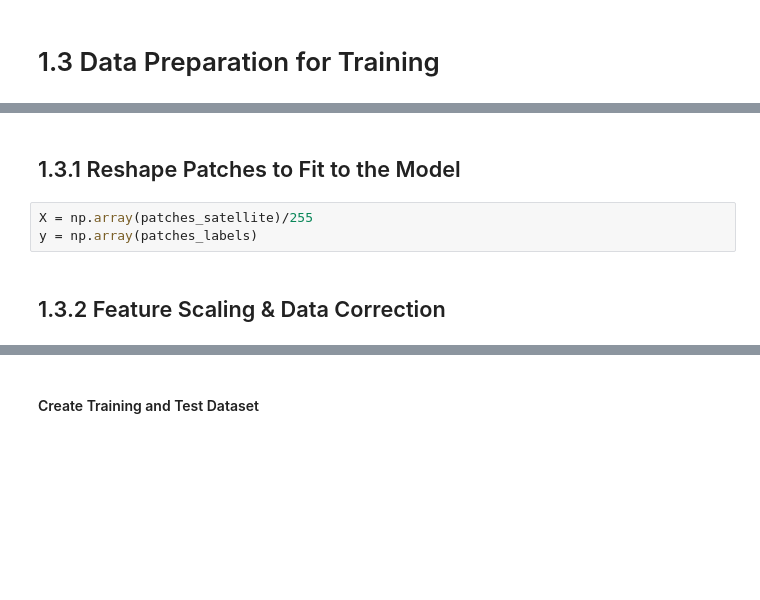
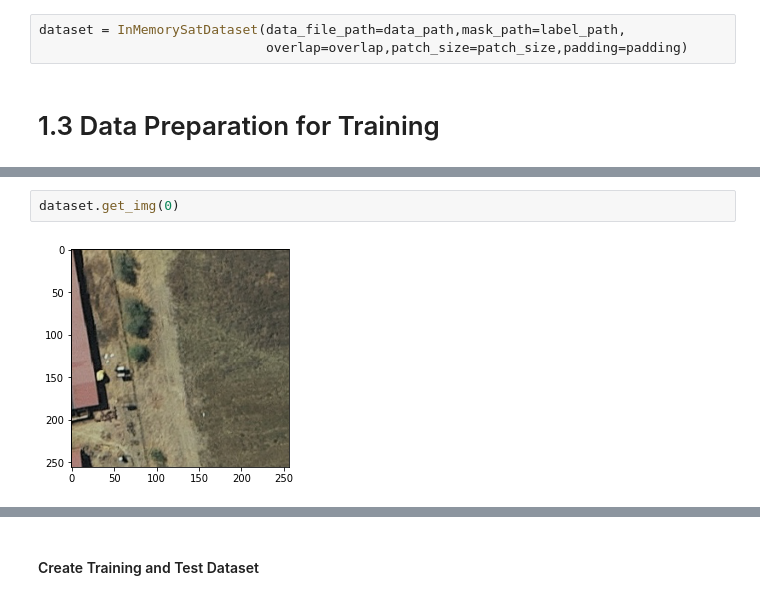
Before and after one commit to cluel01/SA_semantic_segmentation, a Jupyter notebook: 1_Model_Training.ipynb, the cells around one changed output, grey strips where cells are left out. Drawn from its saved outputs; the diff is of its cells as text; blank space fills up the shorter version.

```diff
--- a/1_Model_Training.ipynb
+++ b/1_Model_Training.ipynb
@@ -116,2 +56,5 @@ Satellite Patch Shape: 1353
+# %%
+dataset = InMemorySatDataset(data_file_path=data_path,mask_path=label_path,
+                             overlap=overlap,patch_size=patch_size,padding=padding)
 # %% [markdown]
 # 1.3 Data Preparation for Training
@@ -127,7 +61,4 @@ Single Patch:
-# %% [markdown]
-## 1.3.1 Reshape Patches to Fit to the Model
-# %%
-X = np.array(patches_satellite)/255
-y = np.array(patches_labels)
-# %% [markdown]
-## 1.3.2 Feature Scaling & Data Correction
+# %%
+dataset.get_img(0)
+# %% [output]
+[figure, added]
```
Also changed, not shown: parts of 56 cells of this notebook, 6 other files.
